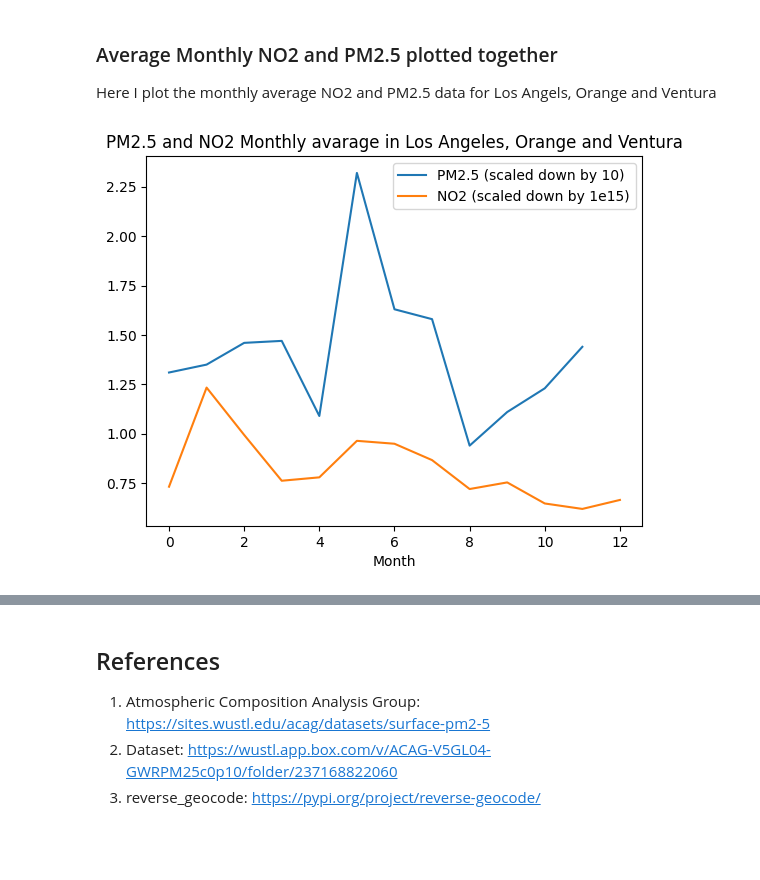
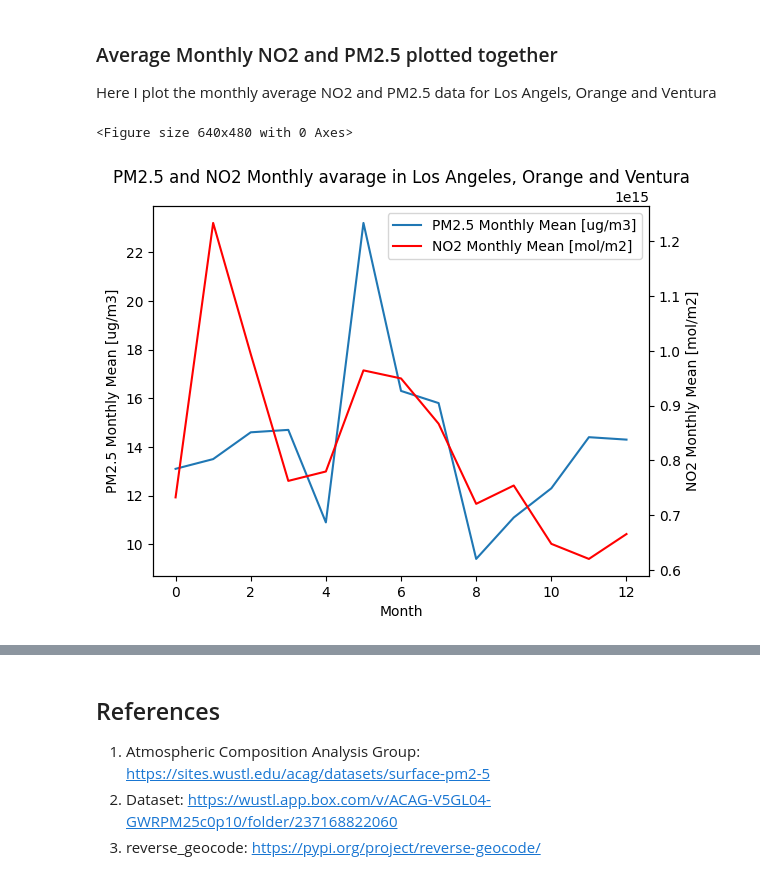
Before and after one commit to Karan-Gandhi/AQ-Data-Analysis, a Jupyter notebook: Project_Task_Submission.ipynb, the cells around one changed output, grey strips where cells are left out. Saved outputs shown, nothing was run; the diff lists cells and outputs as text; code cells hidden in the pictures; blank space fills up the shorter version.

```diff
--- a/Project_Task_Submission.ipynb
+++ b/Project_Task_Submission.ipynb
@@ -748,7 +749,7 @@ def readAndFormatData(fileIdx):
 
     return data
 
-for i in range(12):
+for i in range(12 + 1):
     all_pm25_data.append(readAndFormatData((2021 - 1998) * 12 + 5 + i))
 # %% [markdown]
 ### Animation
@@ -773,11 +774,21 @@ plt.show()
 Here I plot the monthly average NO2 and PM2.5 data for Los Angels, Orange and Ventura
 # %%
 plt.figure()
-plt.plot([np.nanmean(i) / 10 for i in all_pm25_data])
-plt.plot([np.nanmean(i) / 1e15 for i in all_data])
-plt.legend(['PM2.5 (scaled down by 10)', 'NO2 (scaled down by 1e15)'])
+fig, ax1 = plt.subplots()
+l1 = ax1.plot([np.nanmean(i) for i in all_pm25_data], label="PM2.5 Monthly Mean [ug/m3]")
+ax1.set_xlabel("Month")
+ax1.set_ylabel("PM2.5 Monthly Mean [ug/m3]")
+ax2 = ax1.twinx()
+
+ax2.set_ylabel("NO2 Monthly Mean [mol/m2]")
+l2 = ax2.plot([np.nanmean(i) for i in all_data], 'r', label="NO2 Monthly Mean [mol/m2]")
+
+leg = l1 + l2
+labs = [l.get_label() for l in leg]
+ax1.legend(leg, labs, loc=0)
+
 plt.title("PM2.5 and NO2 Monthly avarage in Los Angeles, Orange and Ventura")
-plt.xlabel("Month")
 plt.show()
 # %% [output]
+<Figure size 640x480 with 0 Axes>
-[figure, old version]
+[figure, new version]
```
Also changed, not shown: parts of 7 cells of this notebook, 2 other files.
